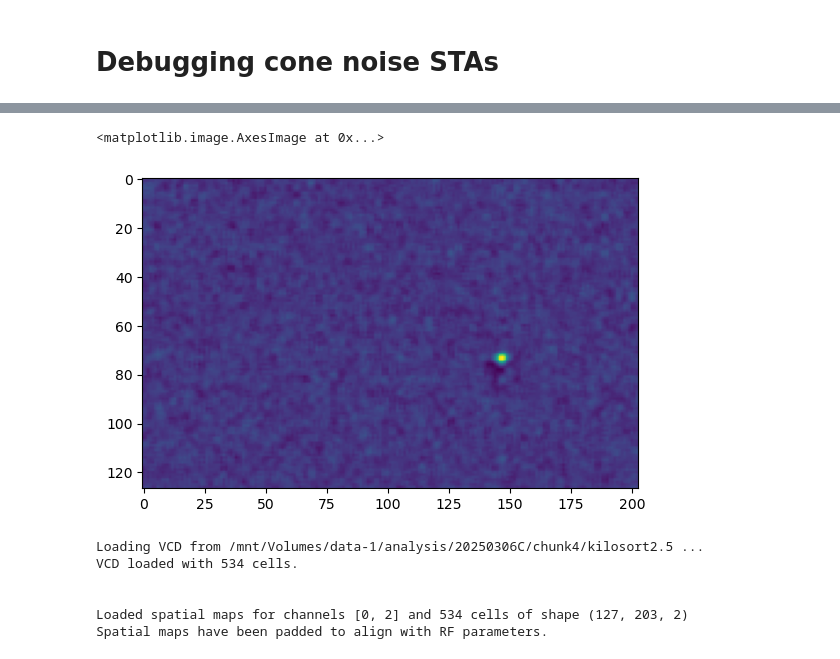
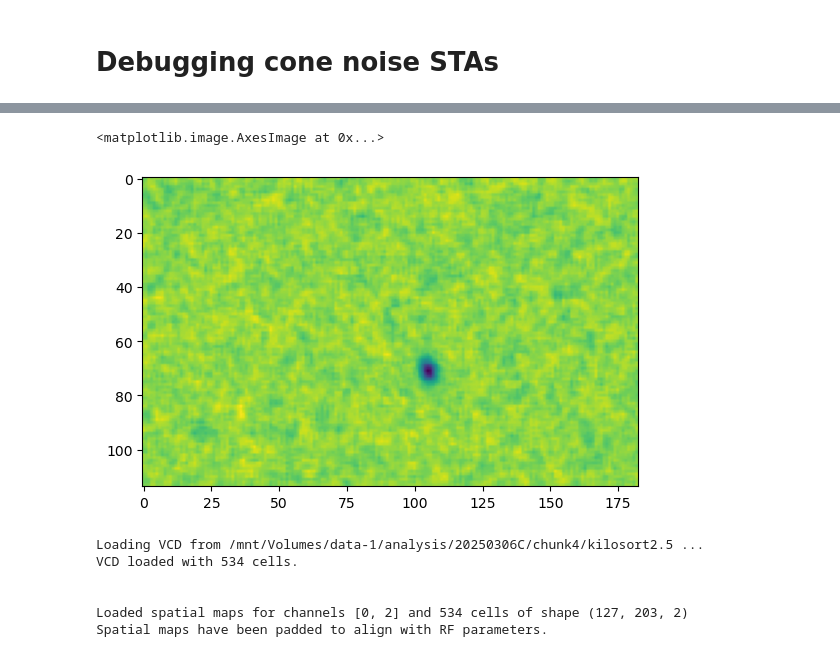
Before and after one commit to DRezeanu/retinanalysis, a Jupyter notebook: nbs/vr_sta2.ipynb, the cells around one changed output, grey strips where cells are left out. Cells and saved outputs as stored; diff of their text form; code cells hidden in the pictures.

```diff
--- a/nbs/vr_sta2.ipynb
+++ b/nbs/vr_sta2.ipynb
@@ -7,6 +5,7 @@ import retinanalysis as ra
 # %%
 import numpy as np
-str_stas = '/home/vyomr/Desktop/data/analysis/20250306C/chunk4/kilosort2.5/kilosort2.5_matmul_stas.npy'
+# str_stas = '/home/vyomr/Desktop/data/analysis/20250306C/chunk4/kilosort2.5/kilosort2.5_matmul_stas.npy'
+str_stas = '/media/vyomr/MEA_SSD/mea_ssd/sta_test/20260506C/chunk2/kilosort2.5/kilosort2.5_matmul_stas.npy'
 stas = np.load(str_stas)
 # %%
 from visionwriter import STAWriter
@@ -14,9 +18,9 @@ from visionwriter import STAWriter
 # %%
 import matplotlib.pyplot as plt
-plt.imshow(stas[3, -5, :, :, 0])
+plt.imshow(stas[3, -6, :, :, 0])
 # %% [output]
 <matplotlib.image.AxesImage at 0x...>
-[figure, old version]
+[figure, new version]
 # %%
 ac = ra.AnalysisChunk('20250306C','chunk4')
 # %% [output]
```
Also changed, not shown: parts of 4 cells of this notebook, 3 other files.
